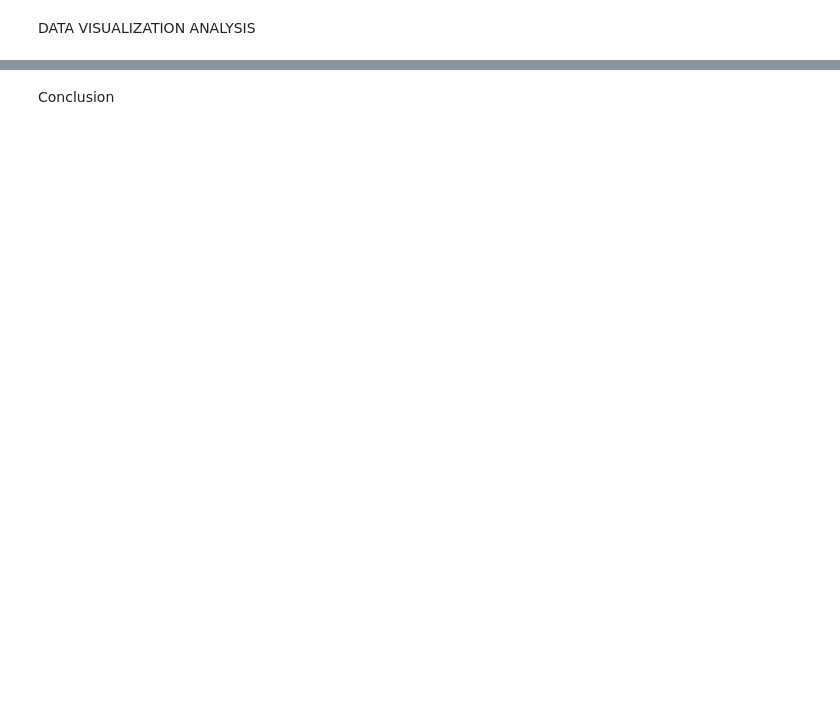
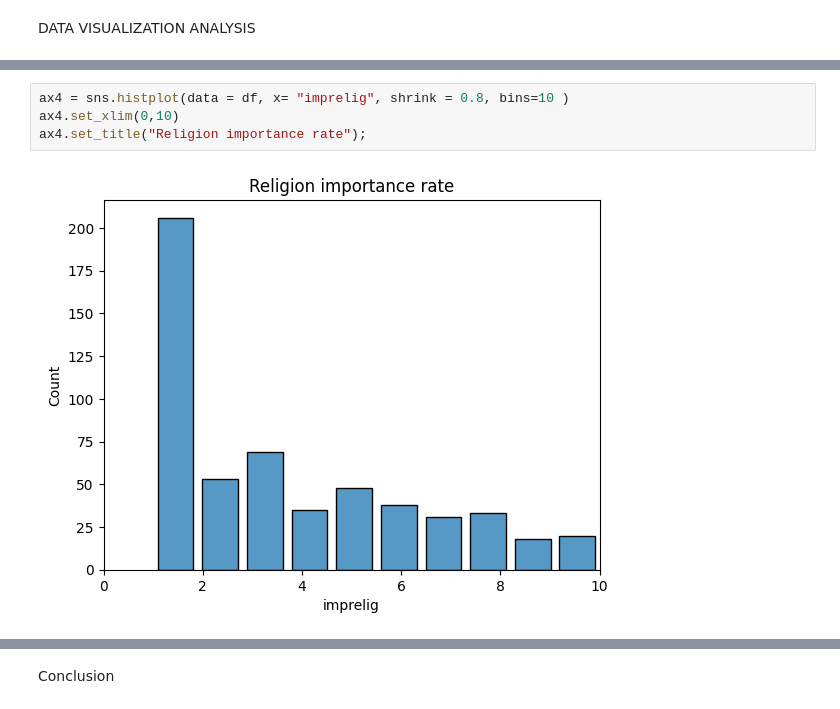
Before and after one commit to linda-kinn/Block_2_Speed_Dating, a Jupyter notebook: Part_0_Speed_Dating.ipynb, the cells around one changed output, grey strips where cells are left out. Saved outputs shown, nothing was run; the diff lists cells and outputs as text; blank space fills up the shorter version.

```diff
--- a/Part_0_Speed_Dating.ipynb
+++ b/Part_0_Speed_Dating.ipynb
@@ -343,0 +343,6 @@ ValueError: Mime type rendering requires nbformat>=4.2.0 but it is not installed
+# %%
+ax4 = sns.histplot(data = df, x= "imprelig", shrink = 0.8, bins=10 )
+ax4.set_xlim(0,10)
+ax4.set_title("Religion importance rate");
+# %% [output]
+[figure, added]
```
Also changed, not shown: parts of 103 cells of this notebook.
